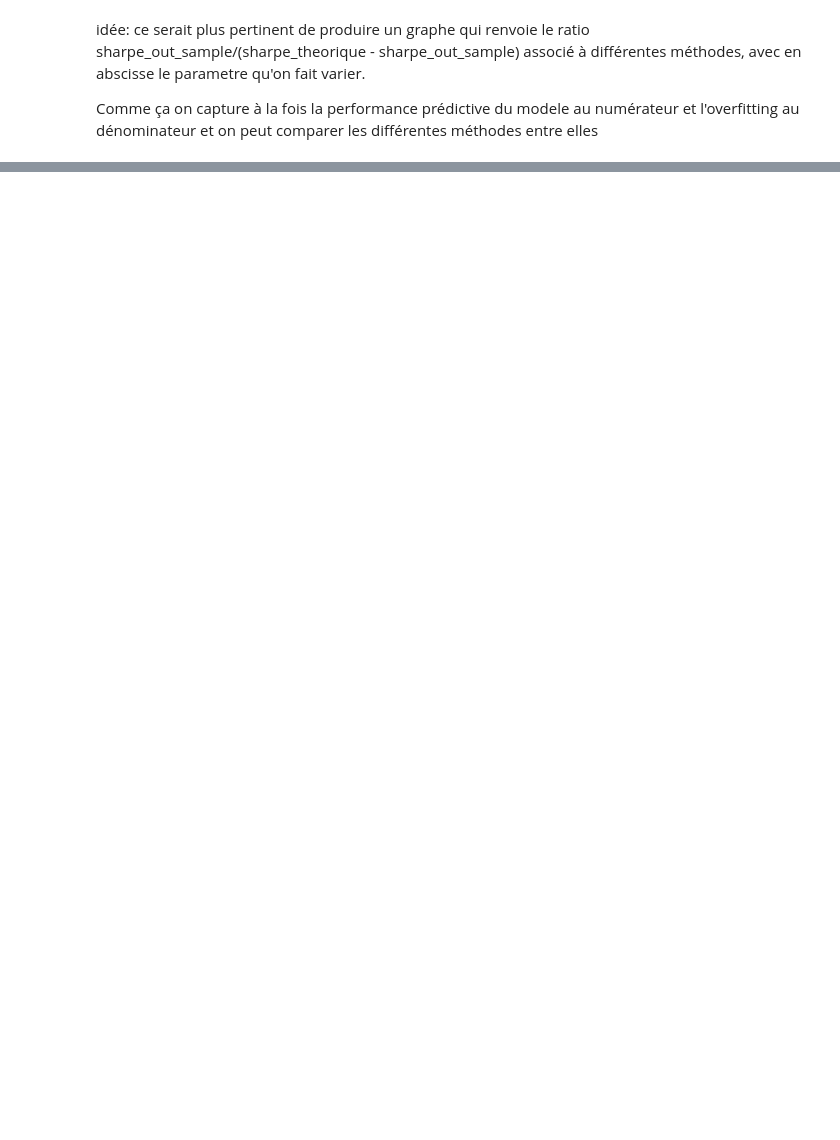
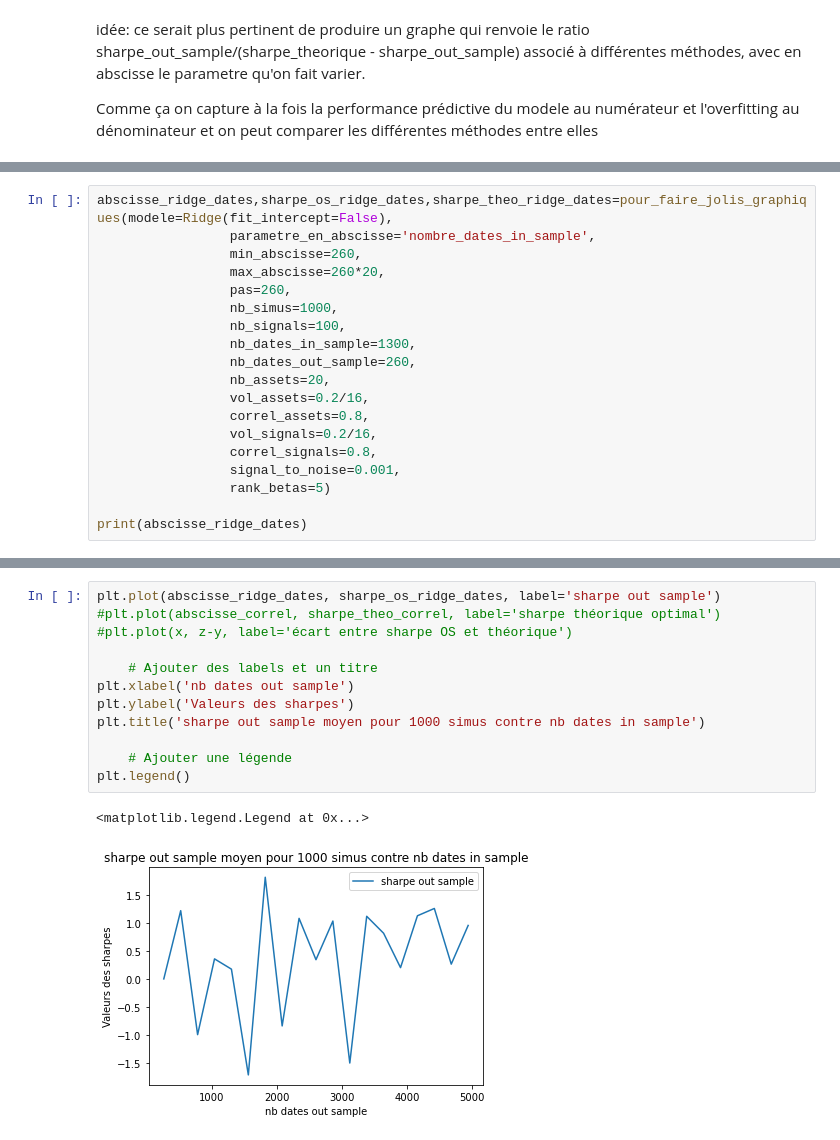
Before and after one commit to PyTomSss/StatApp_M1_ENSAE, a Jupyter notebook: Brouillon_Jean-Lou/modele avec signaux fonctions.ipynb, the cells around one changed output, grey strips where cells are left out. Cells and saved outputs as stored; diff of their text form; blank space fills up the shorter version.

```diff
--- a/Brouillon_Jean-Lou/modele avec signaux fonctions.ipynb
+++ b/Brouillon_Jean-Lou/modele avec signaux fonctions.ipynb
@@ -577,0 +622,19 @@ Comme ça on capture à la fois la performance prédictive du modele au numérat
+# %%
+abscisse_ridge_dates,sharpe_os_ridge_dates,sharpe_theo_ridge_dates=pour_faire_jolis_graphiques(modele=Ridge(fit_intercept=False),
+                 parametre_en_abscisse='nombre_dates_in_sample',
+                 min_abscisse=260,
+                 max_abscisse=260*20,
+                 pas=260,
+                 nb_simus=1000,
+                 nb_signals=100,
+                 nb_dates_in_sample=1300,
+                 nb_dates_out_sample=260,
+                 nb_assets=20,
+                 vol_assets=0.2/16,
+                 correl_assets=0.8,
+                 vol_signals=0.2/16,
+                 correl_signals=0.8,
+                 signal_to_noise=0.001,
+                 rank_betas=5)
+
+print(abscisse_ridge_dates)
@@ -577,0 +659,15 @@ Comme ça on capture à la fois la performance prédictive du modele au numérat
+# %%
+plt.plot(abscisse_ridge_dates, sharpe_os_ridge_dates, label='sharpe out sample')
+#plt.plot(abscisse_correl, sharpe_theo_correl, label='sharpe théorique optimal')
+#plt.plot(x, z-y, label='écart entre sharpe OS et théorique')
+
+    # Ajouter des labels et un titre
+plt.xlabel('nb dates out sample')
+plt.ylabel('Valeurs des sharpes')
+plt.title('sharpe out sample moyen pour 1000 simus contre nb dates in sample')
+
+    # Ajouter une légende
+plt.legend()
+# %% [output]
+<matplotlib.legend.Legend at 0x...>
+[figure, added]
```
Also changed, not shown: parts of 16 cells of this notebook.
